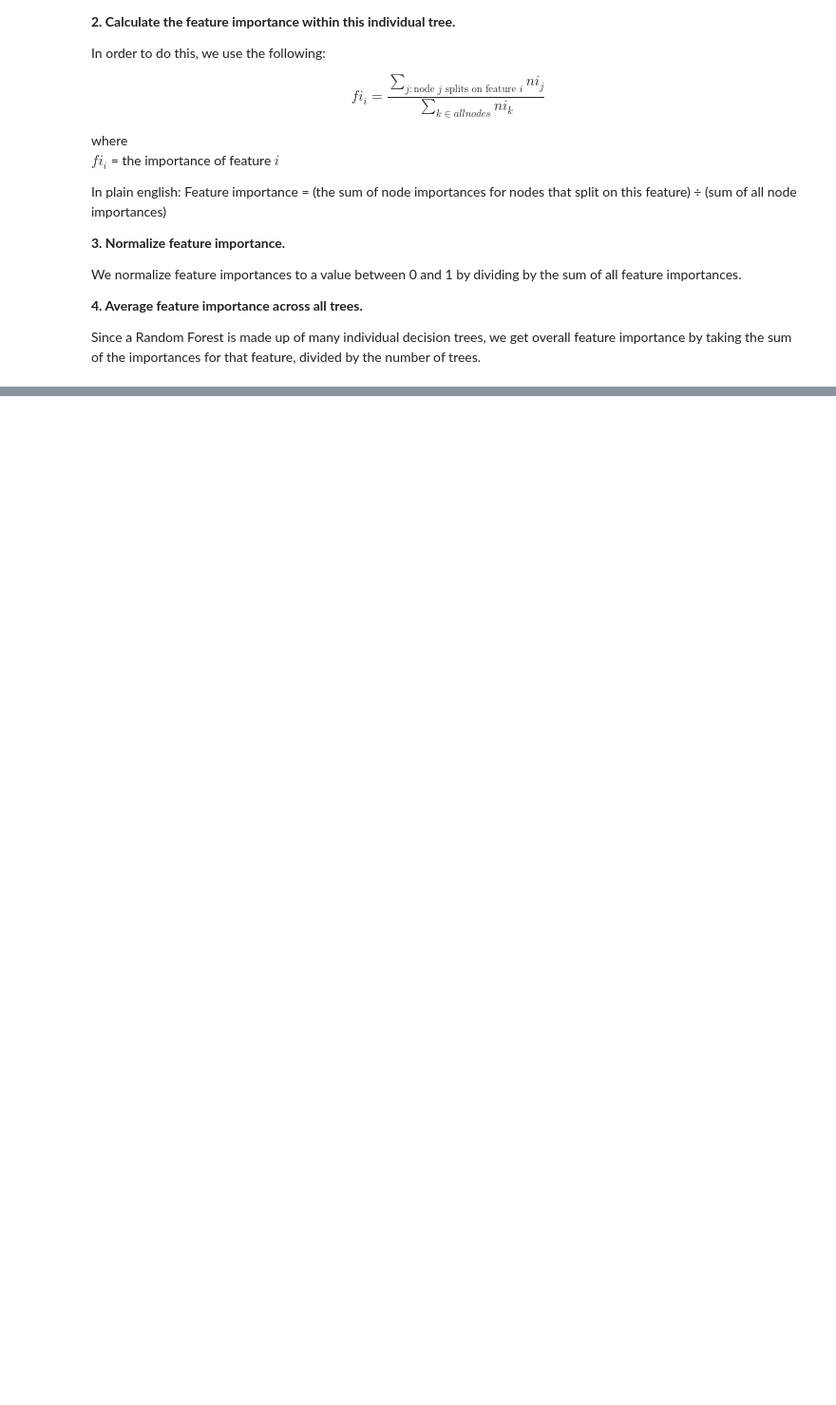
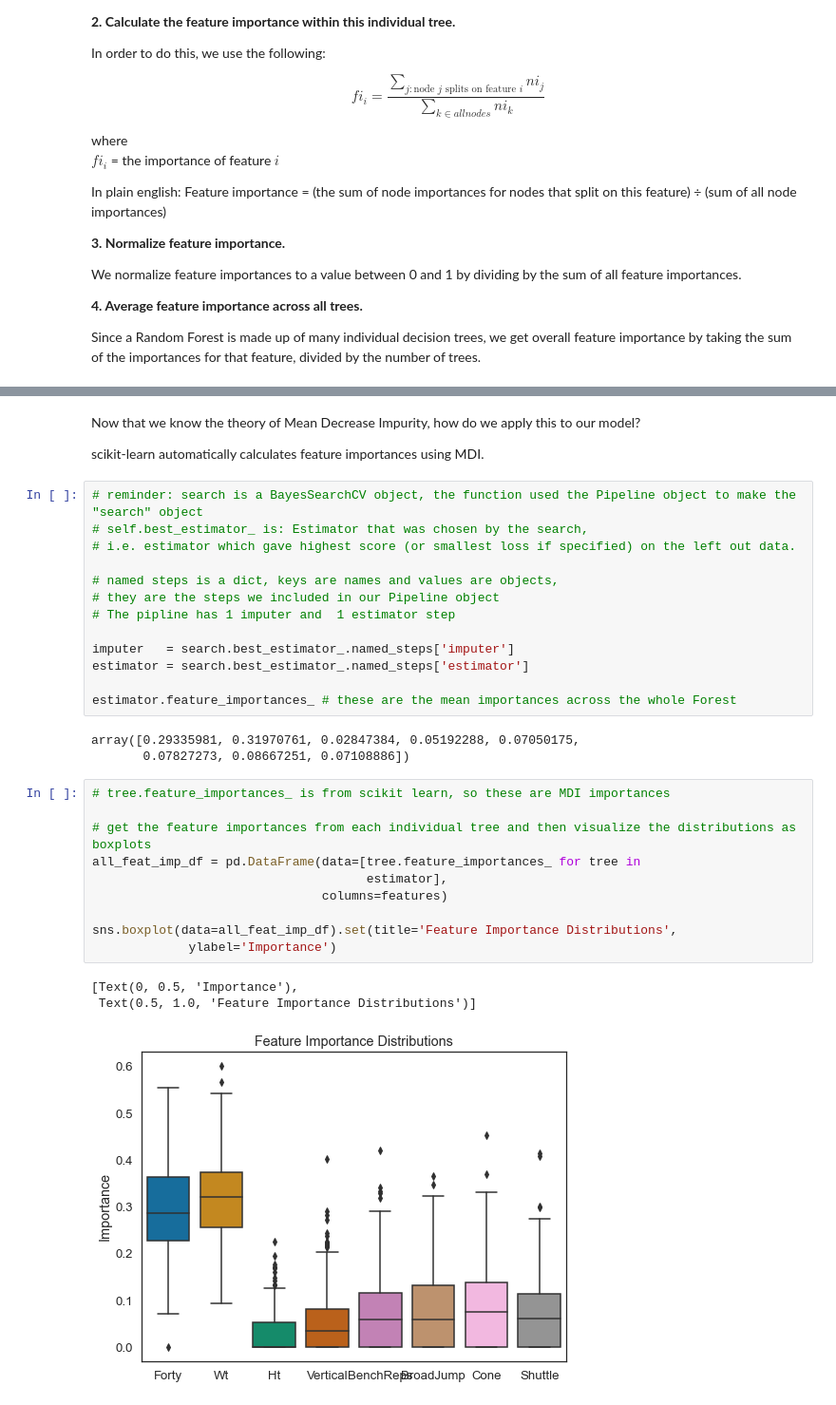
Before and after one commit to serenalotreck/tutorials, a Jupyter notebook: Tutorials/Interpretable_ML/Modified_Tutorial.ipynb, the cells around one changed output, grey strips where cells are left out. Shown at 95% size. Cells and saved outputs as stored; diff of their text form; blank space fills up the shorter version.

```diff
--- a/Tutorials/Interpretable_ML/Modified_Tutorial.ipynb
+++ b/Tutorials/Interpretable_ML/Modified_Tutorial.ipynb
@@ -462,0 +469,34 @@ Since a Random Forest is made up of many individual decision trees, we get overa
+# %% [markdown]
+Now that we know the theory of Mean Decrease Impurity, how do we apply this to our model? <br>
+
+scikit-learn automatically calculates feature importances using MDI.
+# %%
+# reminder: search is a BayesSearchCV object, the function used the Pipeline object to make the "search" object
+# self.best_estimator_ is: Estimator that was chosen by the search,
+# i.e. estimator which gave highest score (or smallest loss if specified) on the left out data.
+
+# named steps is a dict, keys are names and values are objects,
+# they are the steps we included in our Pipeline object
+# The pipline has 1 imputer and  1 estimator step
+
+imputer   = search.best_estimator_.named_steps['imputer']
+estimator = search.best_estimator_.named_steps['estimator']
+
+estimator.feature_importances_ # these are the mean importances across the whole Forest
+# %% [output]
+array([0.29335981, 0.31970761, 0.02847384, 0.05192288, 0.07050175,
+       0.07827273, 0.08667251, 0.07108886])
+# %%
+# tree.feature_importances_ is from scikit learn, so these are MDI importances
+
+# get the feature importances from each individual tree and then visualize the distributions as boxplots
+all_feat_imp_df = pd.DataFrame(data=[tree.feature_importances_ for tree in
+                                     estimator],
+                               columns=features)
+
+sns.boxplot(data=all_feat_imp_df).set(title='Feature Importance Distributions',
+             ylabel='Importance')
+# %% [output]
+[Text(0, 0.5, 'Importance'),
+ Text(0.5, 1.0, 'Feature Importance Distributions')]
+[figure, added]
```
Also changed, not shown: parts of 5 cells of this notebook, 2 other files.
